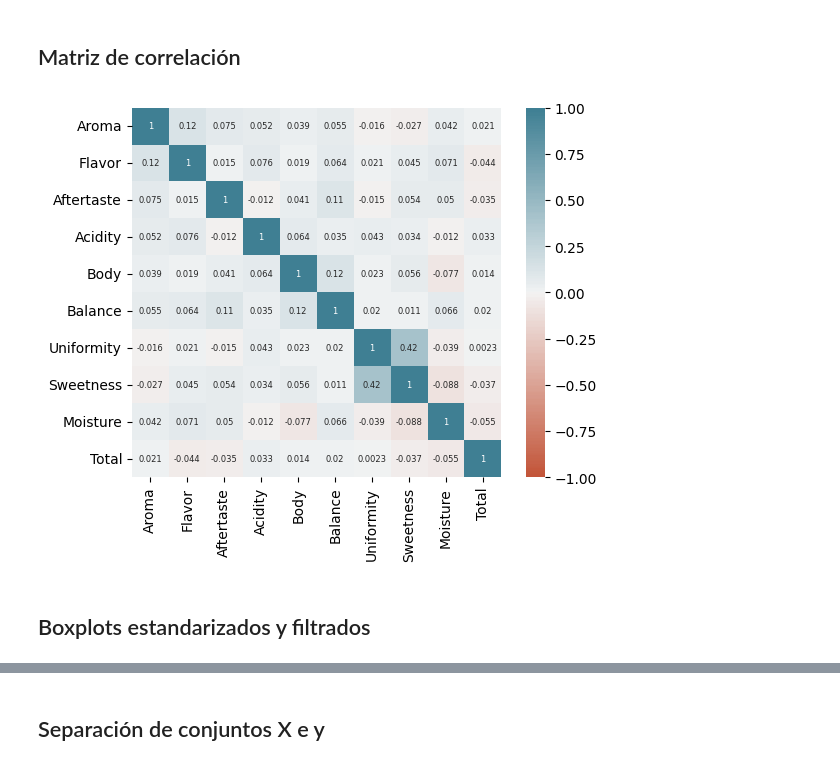
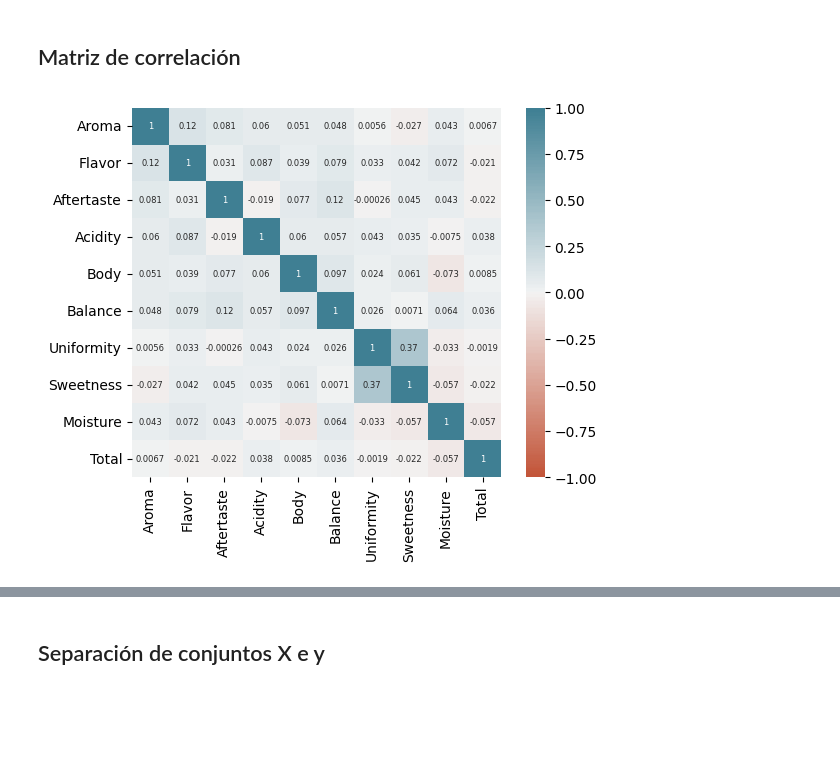
Before and after one commit to MiguelMussi/Mineria_TP3, a Jupyter notebook: TP3_Mineria.ipynb, the cells around one changed output, grey strips where cells are left out. Drawn from its saved outputs; the diff is of its cells as text; code cells hidden in the pictures; blank space fills up the shorter version.

```diff
--- a/TP3_Mineria.ipynb
+++ b/TP3_Mineria.ipynb
@@ -205 +250,4 @@ data2
+# %%
+# Imputación por la mediana
+data['Moisture'] = data['Moisture'].replace(0, data['Moisture'].median())
 # %%
@@ -319,0 +369,2 @@ data2 = data2[(data2['Aroma']<900)&(data2['Aroma']>650)]
+# %%
+df = data.copy()
@@ -319,0 +436,8 @@ data2 = data2[(data2['Aroma']<900)&(data2['Aroma']>650)]
+# %%
+df_sub = df.drop('Color', axis=1)
+scaler_mm = MinMaxScaler()
+X_scaled = scaler_mm.fit_transform(df_sub)
+# Crear un nuevo DataFrame estandarizado con los nombres de las columnas originales
+df_std2 = pd.DataFrame(X_scaled, columns=df_sub.columns)
+# Mantenemos las columnas excluídas del estandarizado
+df_std2['Color'] = df['Color']
@@ -320,22 +472,20 @@ data2 = data2[(data2['Aroma']<900)&(data2['Aroma']>650)]
 # %% [markdown]
 ## Matriz de correlación
 # %%
-corr = data2.corr()
+corr = df_std2.corr()
 ax = sns.heatmap(
     corr,
     vmin=-1, vmax=1, center=0,
     cmap=sns.diverging_palette(20, 220, n=200),
     square=True,
     annot = True,
     annot_kws = {'size': 6}
 )
 ax.set_xticklabels(
     ax.get_xticklabels(),
     rotation=90,
     horizontalalignment='center'
 )
 plt.show()
 # %% [output]
-[figure, old version]
+[figure, new version]
-# %% [markdown]
-## Boxplots estandarizados y filtrados
```
Also changed, not shown: parts of 229 cells of this notebook, 6 other files.
